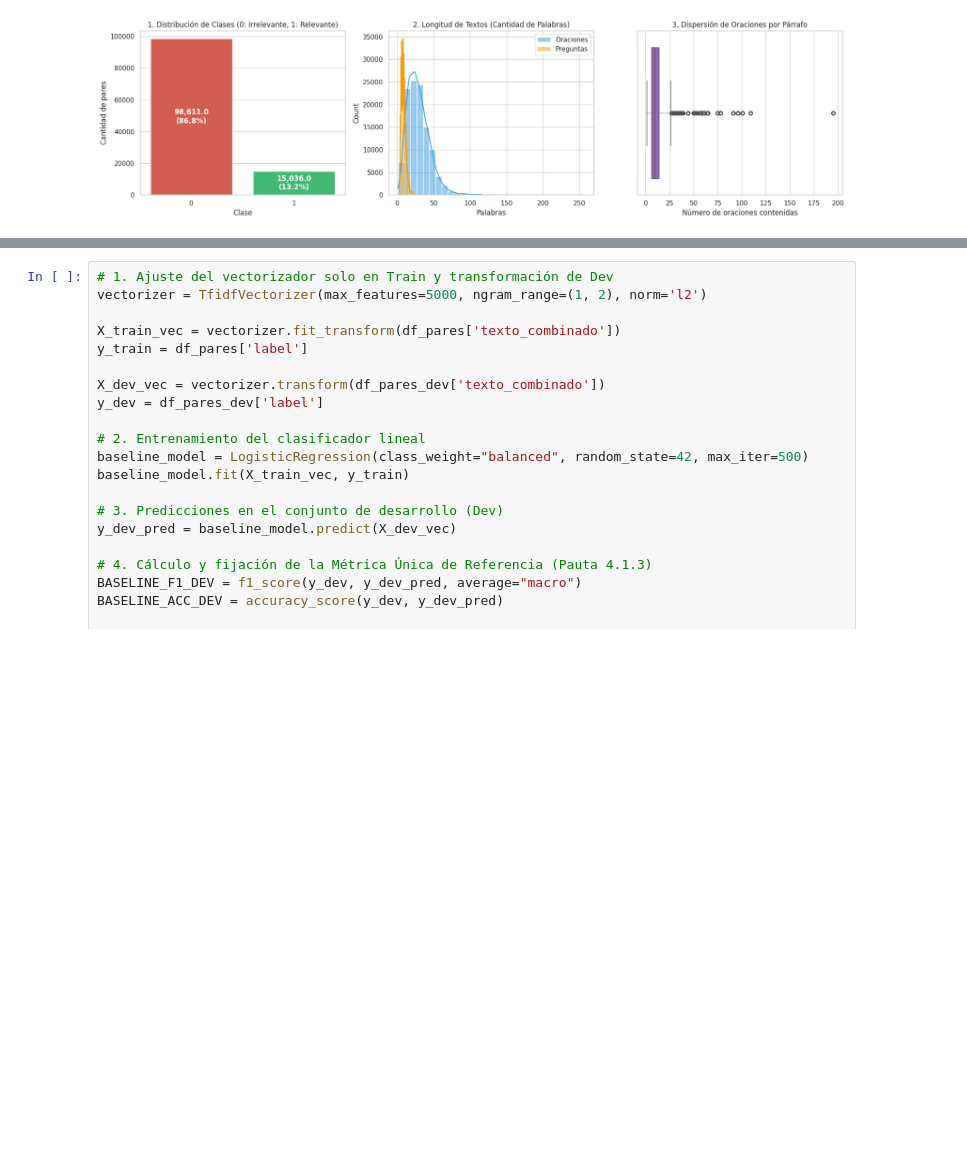
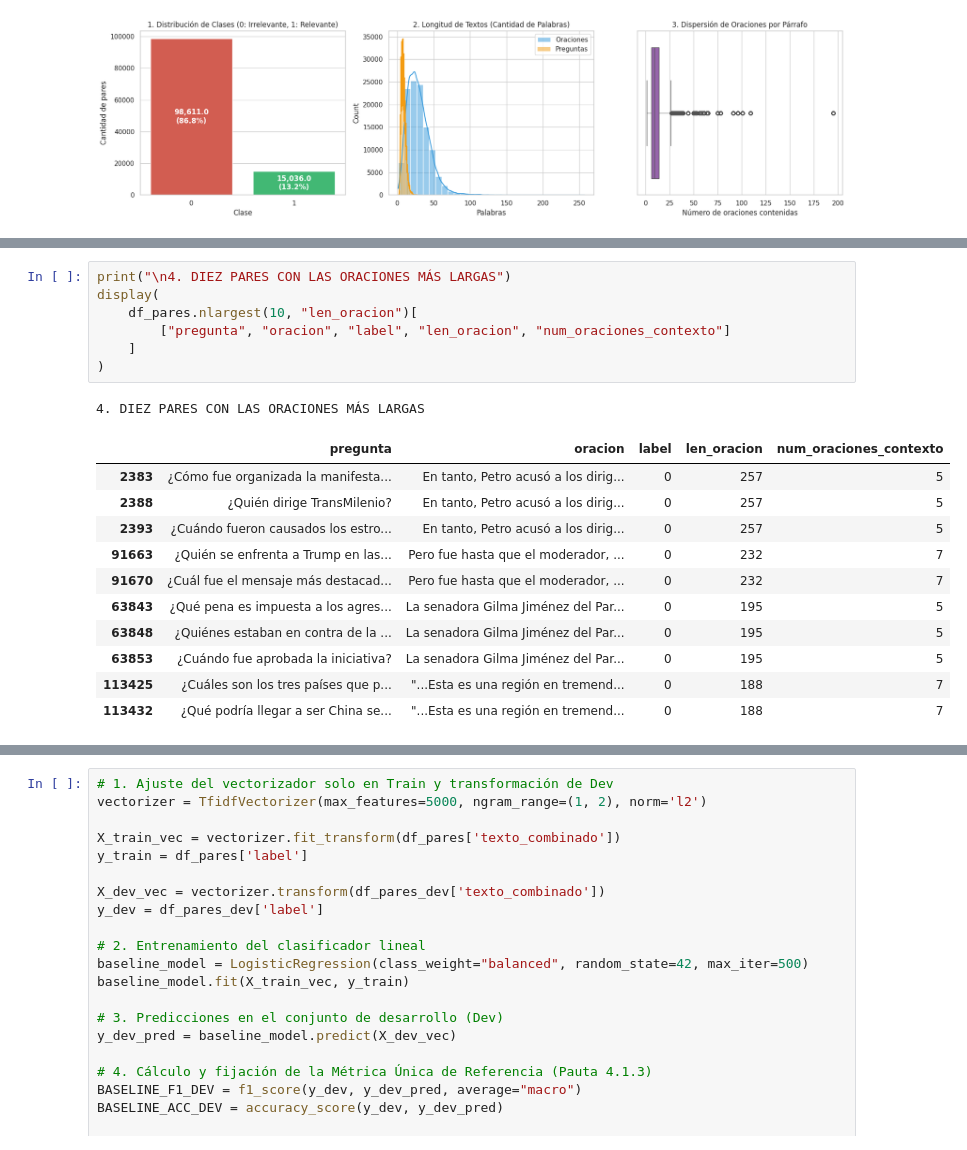
Before and after one commit to michaeljunior05/Inteligencia-Artificial-TP-2026, a Jupyter notebook: natebook.ipynb, the cells around one changed output, grey strips where cells are left out. Cells and saved outputs as stored; diff of their text form; blank space fills up the shorter version.

```diff
--- a/natebook.ipynb
+++ b/natebook.ipynb
@@ -471,0 +512,20 @@ La ponderación es una decisión para que los errores de la clase minoritaria te
+# %%
+print("\n4. DIEZ PARES CON LAS ORACIONES MÁS LARGAS")
+display(
+    df_pares.nlargest(10, "len_oracion")[
+        ["pregunta", "oracion", "label", "len_oracion", "num_oraciones_contexto"]
+    ]
+)
+# %% [output]
+4. DIEZ PARES CON LAS ORACIONES MÁS LARGAS
+|  | pregunta | oracion | label | len_oracion | num_oraciones_contexto |
+| 2383 | ¿Cómo fue organizada la manifesta... | En tanto, Petro acusó a los dirig... | 0 | 257 | 5 |
+| 2388 | ¿Quién dirige TransMilenio? | En tanto, Petro acusó a los dirig... | 0 | 257 | 5 |
+| 2393 | ¿Cuándo fueron causados los estro... | En tanto, Petro acusó a los dirig... | 0 | 257 | 5 |
+| 91663 | ¿Quién se enfrenta a Trump en las... | Pero fue hasta que el moderador, ... | 0 | 232 | 7 |
+| 91670 | ¿Cuál fue el mensaje más destacad... | Pero fue hasta que el moderador, ... | 0 | 232 | 7 |
+| 63843 | ¿Qué pena es impuesta a los agres... | La senadora Gilma Jiménez del Par... | 0 | 195 | 5 |
+| 63848 | ¿Quiénes estaban en contra de la ... | La senadora Gilma Jiménez del Par... | 0 | 195 | 5 |
+| 63853 | ¿Cuándo fue aprobada la iniciativa? | La senadora Gilma Jiménez del Par... | 0 | 195 | 5 |
+| 113425 | ¿Cuáles son los tres países que p... | "...Esta es una región en tremend... | 0 | 188 | 7 |
+| 113432 | ¿Qué podría llegar a ser China se... | "...Esta es una región en tremend... | 0 | 188 | 7 |
```
Also changed, not shown: parts of 37 cells of this notebook.
